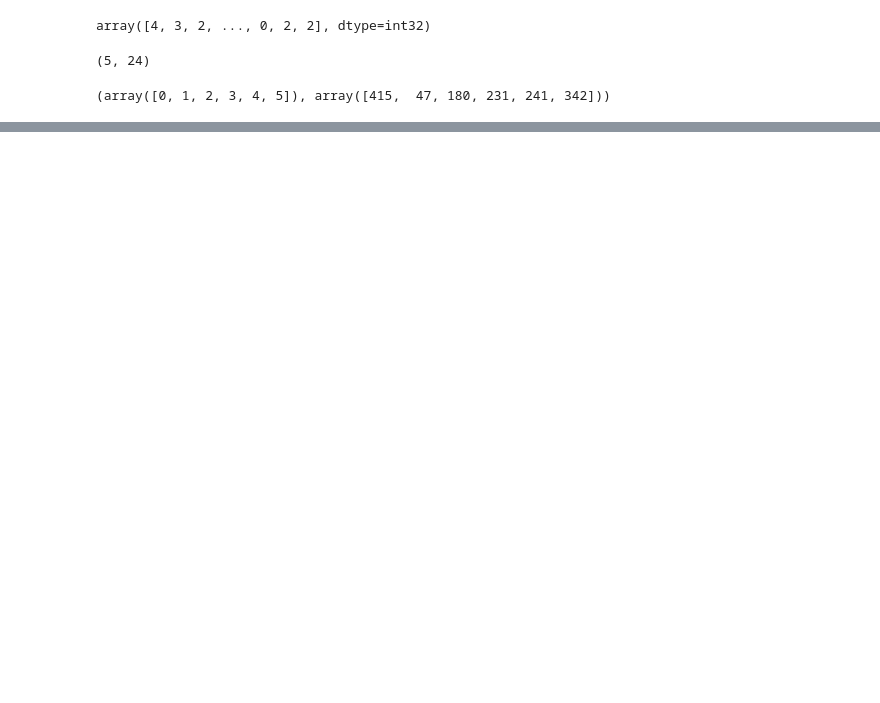
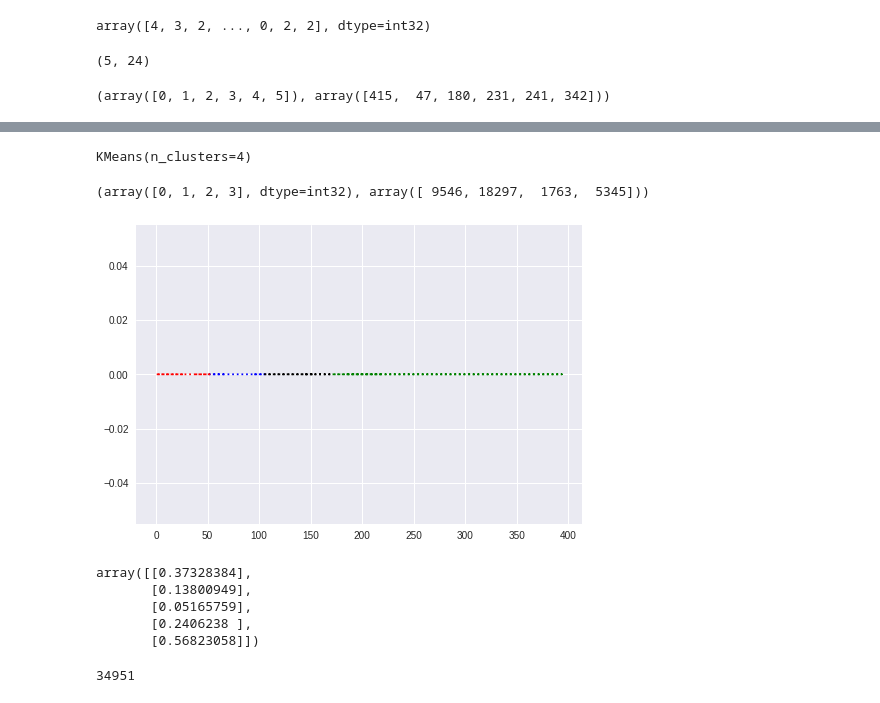
Before and after one commit to chandank21/Dragon_Real_State-Price-Prediction-ML-Model, a Jupyter notebook: Clustering_of_Electrical_Load_Data.ipynb, the cells around one changed output, grey strips where cells are left out. Cells and saved outputs as stored; diff of their text form; code cells hidden in the pictures; blank space fills up the shorter version.

```diff
--- a/Clustering_of_Electrical_Load_Data.ipynb
+++ b/Clustering_of_Electrical_Load_Data.ipynb
@@ -199,0 +183,8 @@ df_uci_pivot.head()
+# %%
+df_uci_hourly = df_uci.resample('H').sum()
+
+df_uci_hourly['hour'] = df_uci_hourly.index.hour
+df_uci_hourly['month'] = df_uci_hourly.index.month
+df_uci_hourly['dayofweek'] = df_uci_hourly.index.dayofweek
+df_uci_hourly['weekend'] = df_uci_hourly.index.dayofweek>4
+df_uci_hourly.index = df_uci_hourly.index.date
@@ -199,0 +216,25 @@ df_uci_pivot.head()
+# %%
+X = df_uci_hourly.Global_active_power.values.copy().reshape(-1,1)
+sc = MinMaxScaler()
+X = sc.fit_transform(X)
+# %%
+model = KMeans(n_clusters=4)
+model.fit(X)
+# %% [output]
+KMeans(n_clusters=4)
+# %%
+df_uci_hourly['hourly_cluster'] = model.predict(X)
+# %%
+np.unique(df_uci_hourly.hourly_cluster.to_numpy(), return_counts = True)
+# %% [output]
+(array([0, 1, 2, 3], dtype=int32), array([ 9546, 18297,  1763,  5345]))
+# %%
+color = ['b','r','g','k']
+for i in range(0,4):
+  x=df_uci_hourly[df_uci_hourly.hourly_cluster == i].Global_active_power.to_numpy()
+  y= np.zeros(x.shape[0])
+  plt.plot(x,y,color=color[i],ls='dotted')
+
+plt.show()
+# %% [output]
+[figure, added]
@@ -199,0 +245,12 @@ df_uci_pivot.head()
+# %%
+model.cluster_centers_
+# %% [output]
+array([[0.37328384],
+       [0.13800949],
+       [0.05165759],
+       [0.2406238 ],
+       [0.56823058]])
+# %%
+X.shape[0]
+# %% [output]
+34951
```
Also changed, not shown: parts of 17 cells of this notebook.
